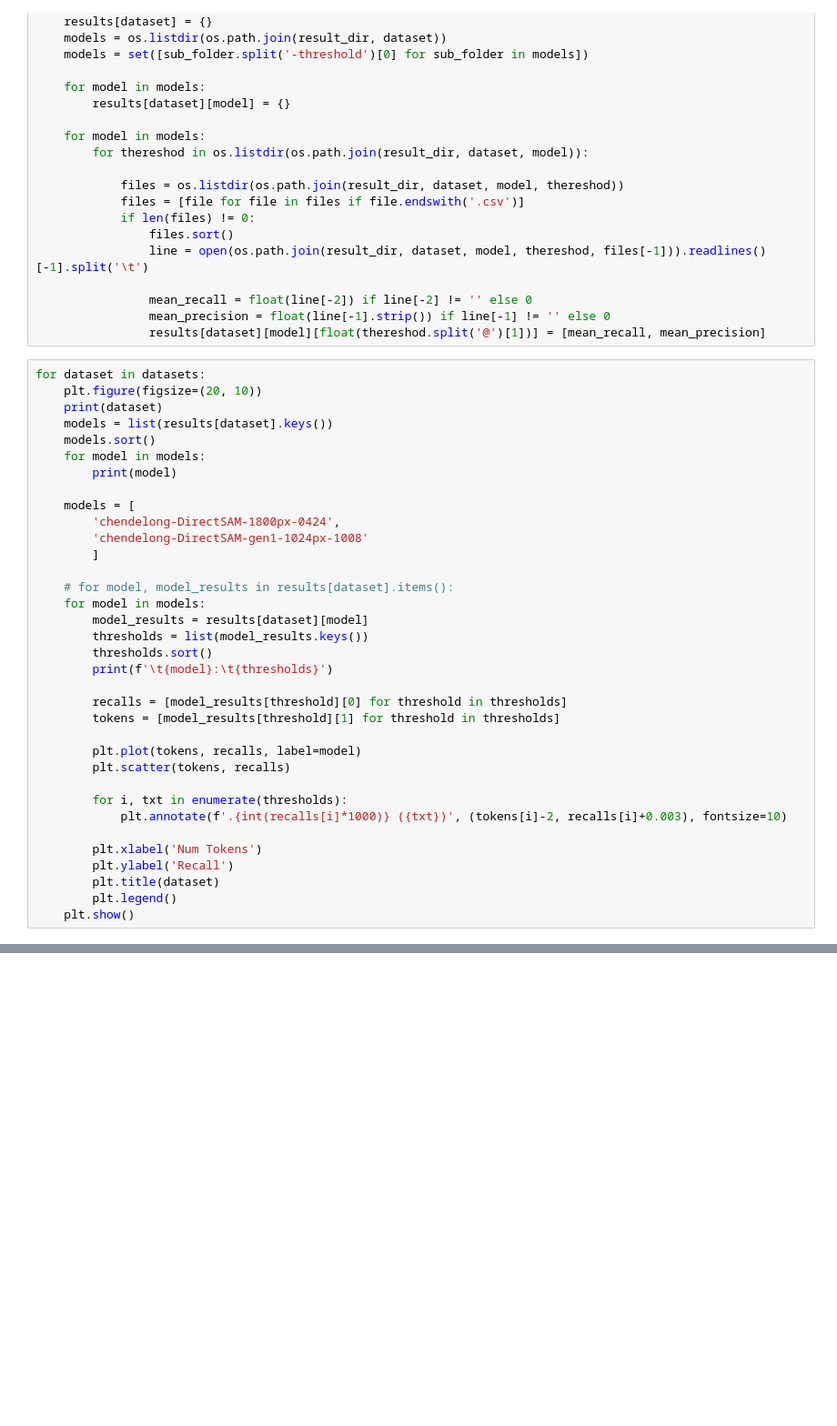
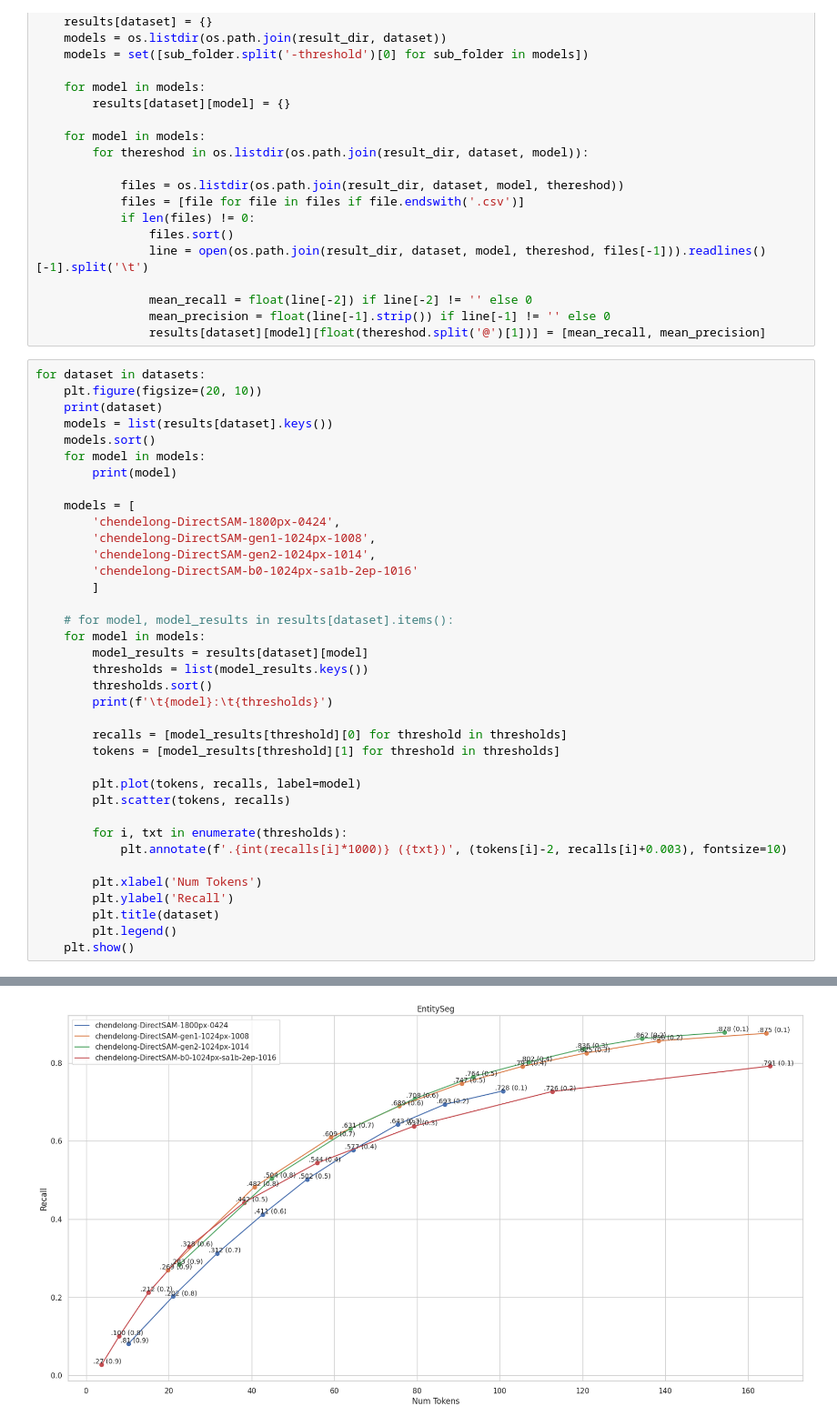
Before and after one commit to ChenDelong1999/DirectSAM, a Jupyter notebook: evaluation/token_recall_plot.ipynb, the cells around one changed output, grey strips where cells are left out. Shown: that part at 91% size. Drawn from its saved outputs; the diff is of its cells as text; blank space fills up the shorter version.

```diff
--- a/evaluation/token_recall_plot.ipynb
+++ b/evaluation/token_recall_plot.ipynb
@@ -40,7 +40,9 @@ for dataset in datasets:
 
     models = [
         'chendelong-DirectSAM-1800px-0424',
-        'chendelong-DirectSAM-gen1-1024px-1008'
+        'chendelong-DirectSAM-gen1-1024px-1008',
+        'chendelong-DirectSAM-gen2-1024px-1014',
+        'chendelong-DirectSAM-b0-1024px-sa1b-2ep-1016'
         ]
 
     # for model, model_results in results[dataset].items():
@@ -64,3 +66,4 @@ for dataset in datasets:
         plt.title(dataset)
         plt.legend()
     plt.show()
+# %% [output]
@@ -66,0 +81 @@ for dataset in datasets:
+[figure, added]
```
Also changed, not shown: parts of 1 cell of this notebook, 2 other files.
